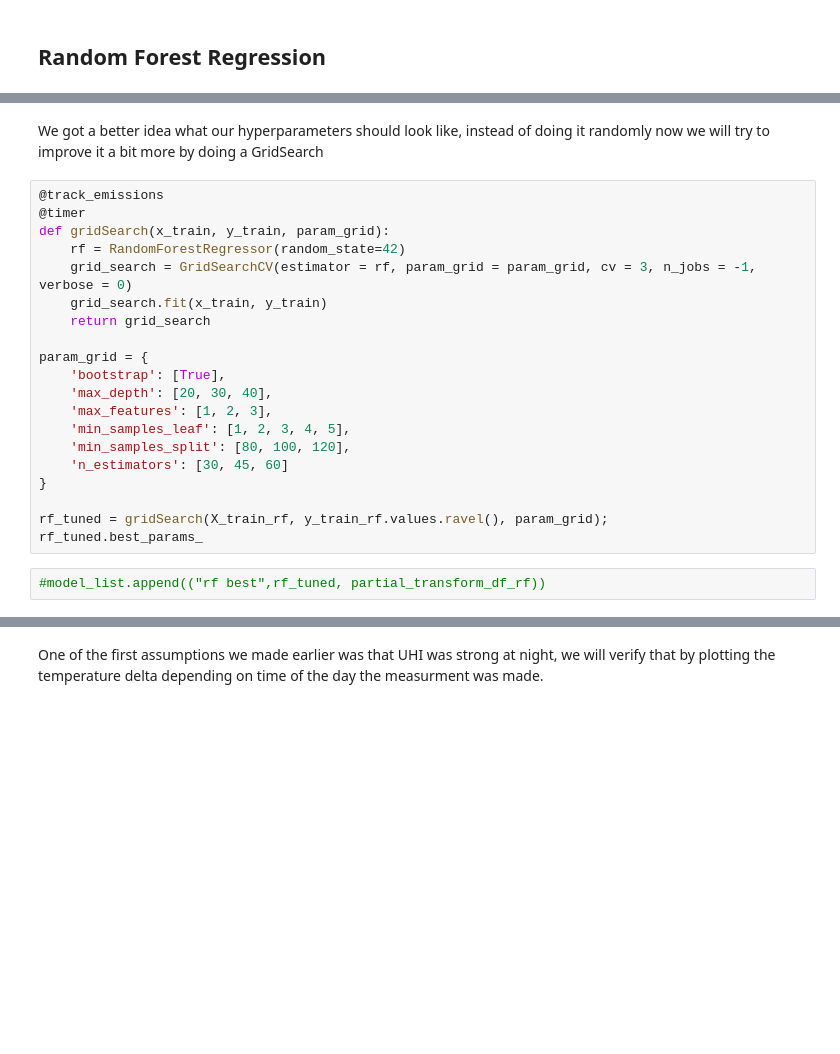
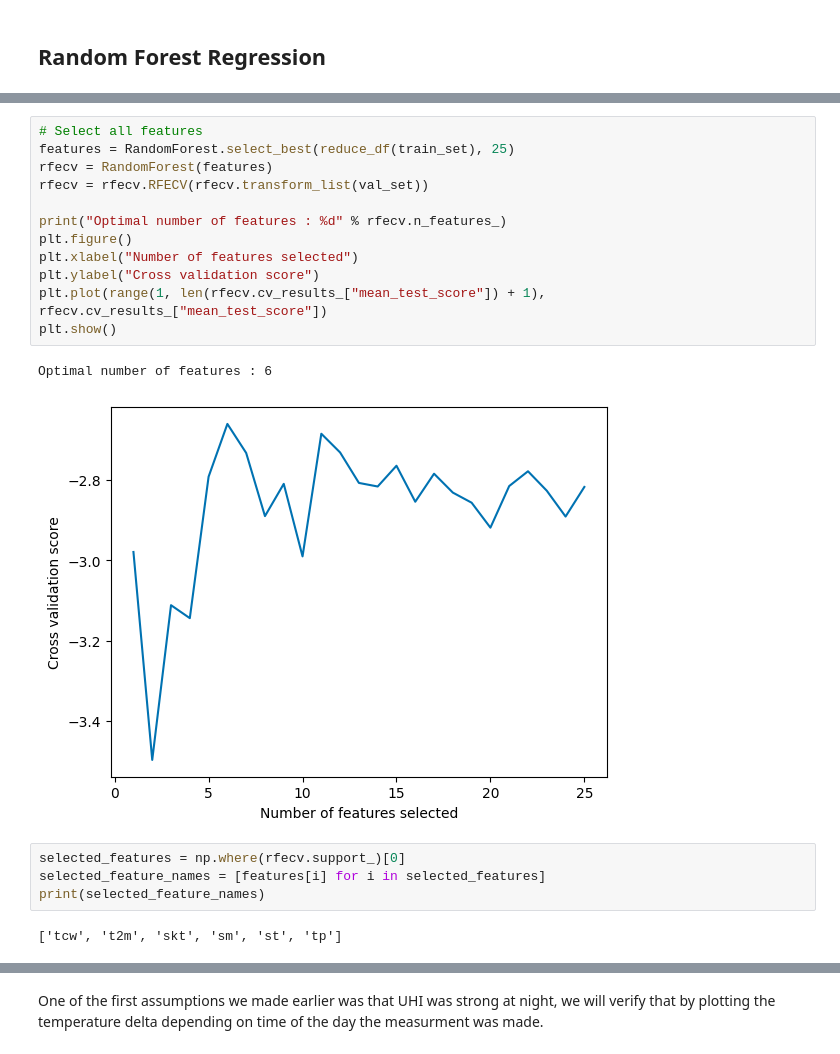
Before and after one commit to larsbonnefoy/TAI_Project, a Jupyter notebook: Lars_Bonnefoy_Forecast.ipynb, the cells around one changed output, grey strips where cells are left out. Saved outputs shown, nothing was run; the diff lists cells and outputs as text; blank space fills up the shorter version.

Commit message:
broken display of all results

```diff
--- a/Lars_Bonnefoy_Forecast.ipynb
+++ b/Lars_Bonnefoy_Forecast.ipynb
@@ -1596,24 +1689,21 @@ random_best_params
-# %% [markdown]
-We got a better idea what our hyperparameters should look like, instead of doing it randomly now we will try to improve it a bit more by doing a GridSearch
-# %%
-@track_emissions
-@timer
-def gridSearch(x_train, y_train, param_grid):
-    rf = RandomForestRegressor(random_state=42)
-    grid_search = GridSearchCV(estimator = rf, param_grid = param_grid, cv = 3, n_jobs = -1, verbose = 0)
-    grid_search.fit(x_train, y_train)
-    return grid_search
-
-param_grid = {
-    'bootstrap': [True],
-    'max_depth': [20, 30, 40],
-    'max_features': [1, 2, 3],
-    'min_samples_leaf': [1, 2, 3, 4, 5],
-    'min_samples_split': [80, 100, 120],
-    'n_estimators': [30, 45, 60]
-}
-
-rf_tuned = gridSearch(X_train_rf, y_train_rf.values.ravel(), param_grid);
-rf_tuned.best_params_
-# %%
-#model_list.append(("rf best",rf_tuned, partial_transform_df_rf))
+# %%
+# Select all features
+features = RandomForest.select_best(reduce_df(train_set), 25)
+rfecv = RandomForest(features)
+rfecv = rfecv.RFECV(rfecv.transform_list(val_set))
+
+print("Optimal number of features : %d" % rfecv.n_features_)
+plt.figure()
+plt.xlabel("Number of features selected")
+plt.ylabel("Cross validation score")
+plt.plot(range(1, len(rfecv.cv_results_["mean_test_score"]) + 1), rfecv.cv_results_["mean_test_score"])
+plt.show()
+# %% [output]
+Optimal number of features : 6
+[figure, added]
+# %%
+selected_features = np.where(rfecv.support_)[0]
+selected_feature_names = [features[i] for i in selected_features]
+print(selected_feature_names)
+# %% [output]
+['tcw', 't2m', 'skt', 'sm', 'st', 'tp']
```
Also changed, not shown: parts of 35 cells of this notebook, 1 other file.
